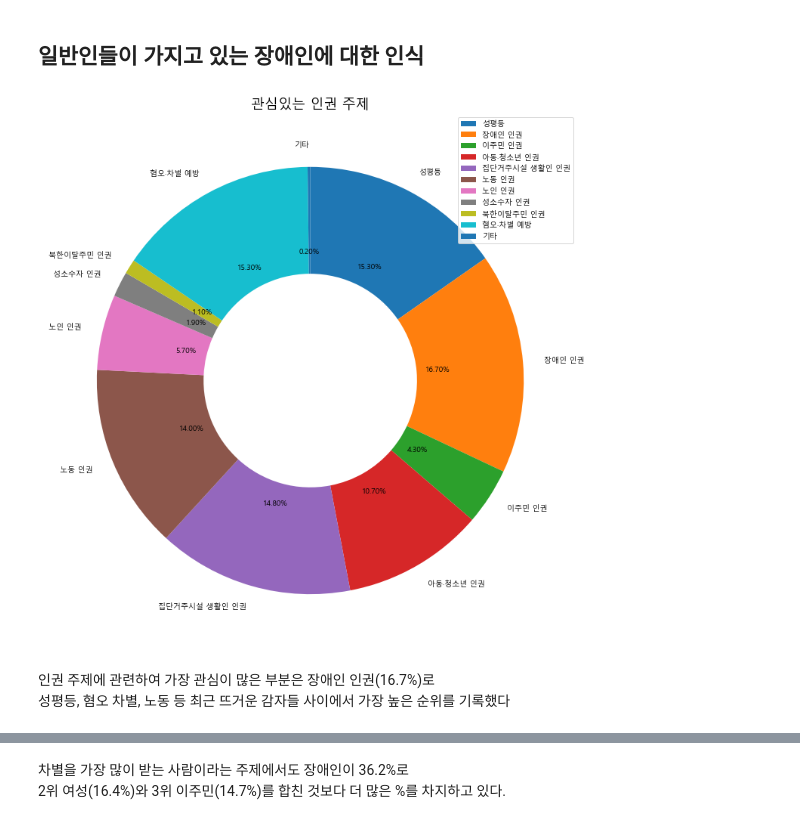
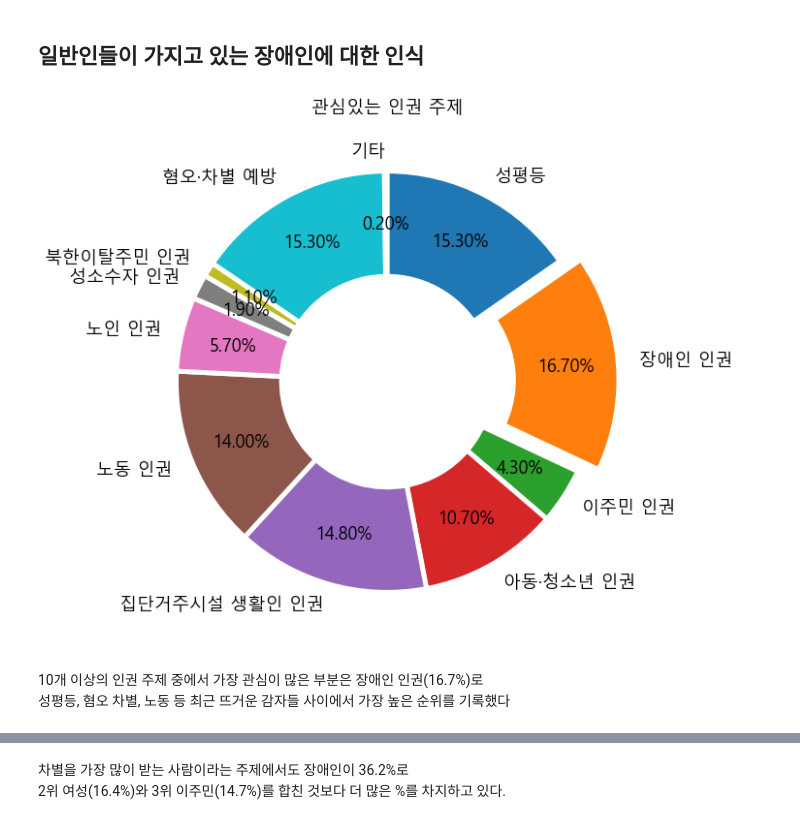
Before and after one commit to hune102377/Study, a Jupyter notebook: 06 SQL/teamproject/06 project.ipynb, the cells around one changed output, grey strips where cells are left out. Cells and saved outputs as stored; diff of their text form; code cells hidden in the pictures.

```diff
--- a/06 SQL/teamproject/06 project.ipynb
+++ b/06 SQL/teamproject/06 project.ipynb
@@ -18,6 +19,6 @@ font = font_manager.FontProperties(fname=font_path).get_name()
 rc('font', family=font)
 # %%
 conn = pymysql.connect(host='localhost', user='root', password='102377',
-db = 'project', charset='utf8')
+db = 'project6', charset='utf8')
 # %%
 cur = conn.cursor()
@@ -32,30 +26,32 @@ df_01.columns = ['여성', '아동·청소년', '노인', '장애인', '한부
 ## 일반인들이 가지고 있는 장애인에 대한 인식
 # %%
 sql_02 = """select * from 인권_주제
-where Column1 = '소계'"""
+where 통합 = '소계'"""
 cur.execute(sql_02)
 rows = cur.fetchone() # 모든 데이터를 가져옴
 df_02 = pd.DataFrame(rows[1:]).T
 df_02.columns = ['성평등', '장애인 인권', '이주민 인권', '아동·청소년 인권', '집단거주시설 생활인 인권', '노동 인권', '노인 인권', '성소수자 인권', '북한이탈주민 인권', '혐오·차별 예방', '기타']
 
-fig = plt.figure(figsize=(15,13)) ## 캔버스 생성
+fig = plt.figure(figsize=(15,10)) ## 캔버스 생성
 fig.set_facecolor('white') ## 캔버스 배경색을 하얀색으로 설정
 ax = fig.add_subplot() ## 프레임 생성
 
 pie = ax.pie(df_02.iloc[0], ## 파이차트 출력
        startangle=90, ## 시작점을 90도(degree)로 지정
        counterclock=False, ## 시계 방향으로 그린다.
        autopct=lambda p : '{:.2f}%'.format(p), ## 퍼센티지 출력
-       wedgeprops=dict(width=0.5), ## 중간의 반지름 0.5만큼 구멍을 뚫어준다.
-       labels = df_02.columns
+       wedgeprops={'width': 0.5, 'edgecolor': 'w', 'linewidth': 5}, ## 중간의 반지름 0.5만큼 구멍을 뚫어준다.
+       textprops={'fontsize': 18, 'color':"black"},
+       pctdistance=0.75,
+       labels = df_02.columns,
+       explode = [0,0.1,0,0,0,0,0,0,0,0,0]
        )
 
-plt.legend(pie[0], df_02.columns) ## 범례 표시
 plt.title('관심있는 인권 주제', fontsize = 18)
 plt.show()
 # %% [output]
-[figure, old version]
+[figure, new version]
 # %% [markdown]
-인권 주제에 관련하여 가장 관심이 많은 부분은 장애인 인권(16.7%)로
+10개 이상의 인권 주제 중에서 가장 관심이 많은 부분은 장애인 인권(16.7%)로
 성평등, 혐오 차별, 노동 등 최근 뜨거운 감자들 사이에서 가장 높은 순위를 기록했다
 # %%
```
Also changed, not shown: parts of 26 cells of this notebook, 13 other files.
